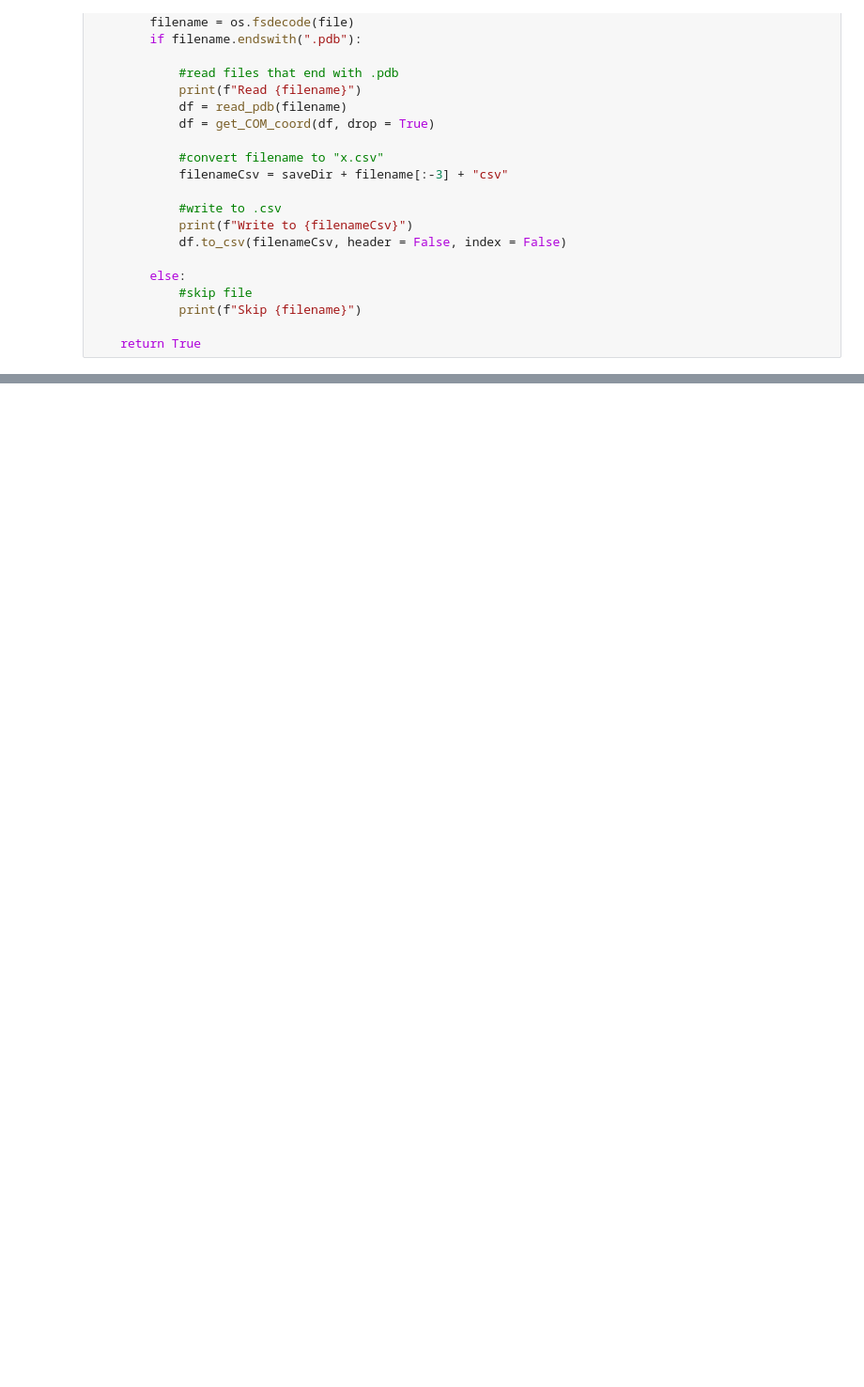
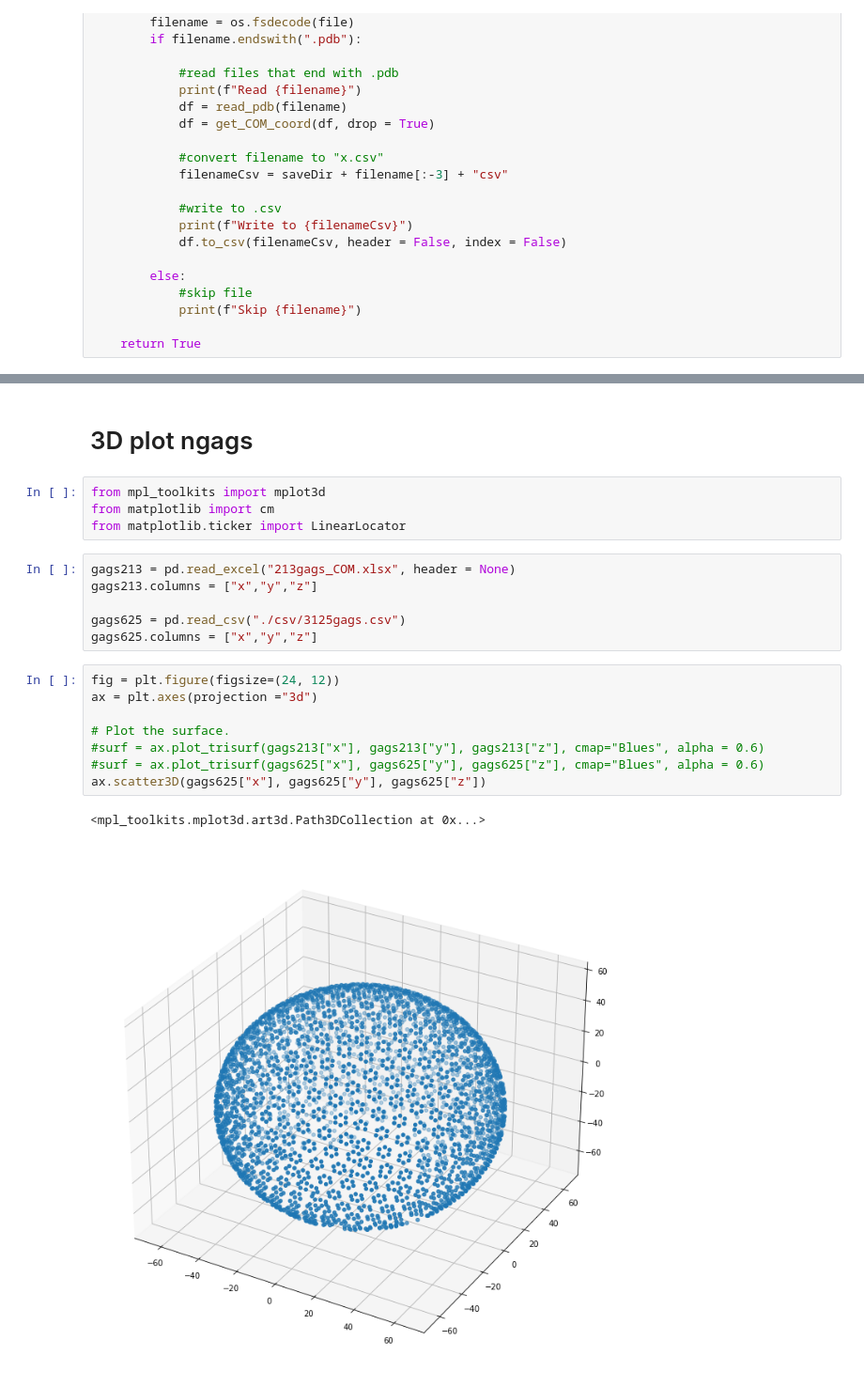
Before and after one commit to yingyue0414/results, a Jupyter notebook: ngag_CoM/convert_pdb_to_xyz_CoM.ipynb, the cells around one changed output, grey strips where cells are left out. Shown: that part at 94% size. Saved outputs shown, nothing was run; the diff lists cells and outputs as text; blank space fills up the shorter version.

```diff
--- a/ngag_CoM/convert_pdb_to_xyz_CoM.ipynb
+++ b/ngag_CoM/convert_pdb_to_xyz_CoM.ipynb
@@ -89,3 +91,27 @@ Skip .ipynb_checkpoints
 Read 625gags.pdb
 Write to ./csv/625gags.csv
 True
+# %% [markdown]
+3D plot ngags
+==
+# %%
+from mpl_toolkits import mplot3d
+from matplotlib import cm
+from matplotlib.ticker import LinearLocator
+# %%
+gags213 = pd.read_excel("213gags_COM.xlsx", header = None)
+gags213.columns = ["x","y","z"]
+
+gags625 = pd.read_csv("./csv/3125gags.csv")
+gags625.columns = ["x","y","z"]
+# %%
+fig = plt.figure(figsize=(24, 12))
+ax = plt.axes(projection ="3d")
+
+# Plot the surface.
+#surf = ax.plot_trisurf(gags213["x"], gags213["y"], gags213["z"], cmap="Blues", alpha = 0.6)
+#surf = ax.plot_trisurf(gags625["x"], gags625["y"], gags625["z"], cmap="Blues", alpha = 0.6)
+ax.scatter3D(gags625["x"], gags625["y"], gags625["z"])
+# %% [output]
+<mpl_toolkits.mplot3d.art3d.Path3DCollection at 0x...>
+[figure, added]
```
Also changed, not shown: parts of 12 cells of this notebook, 8 other files.
